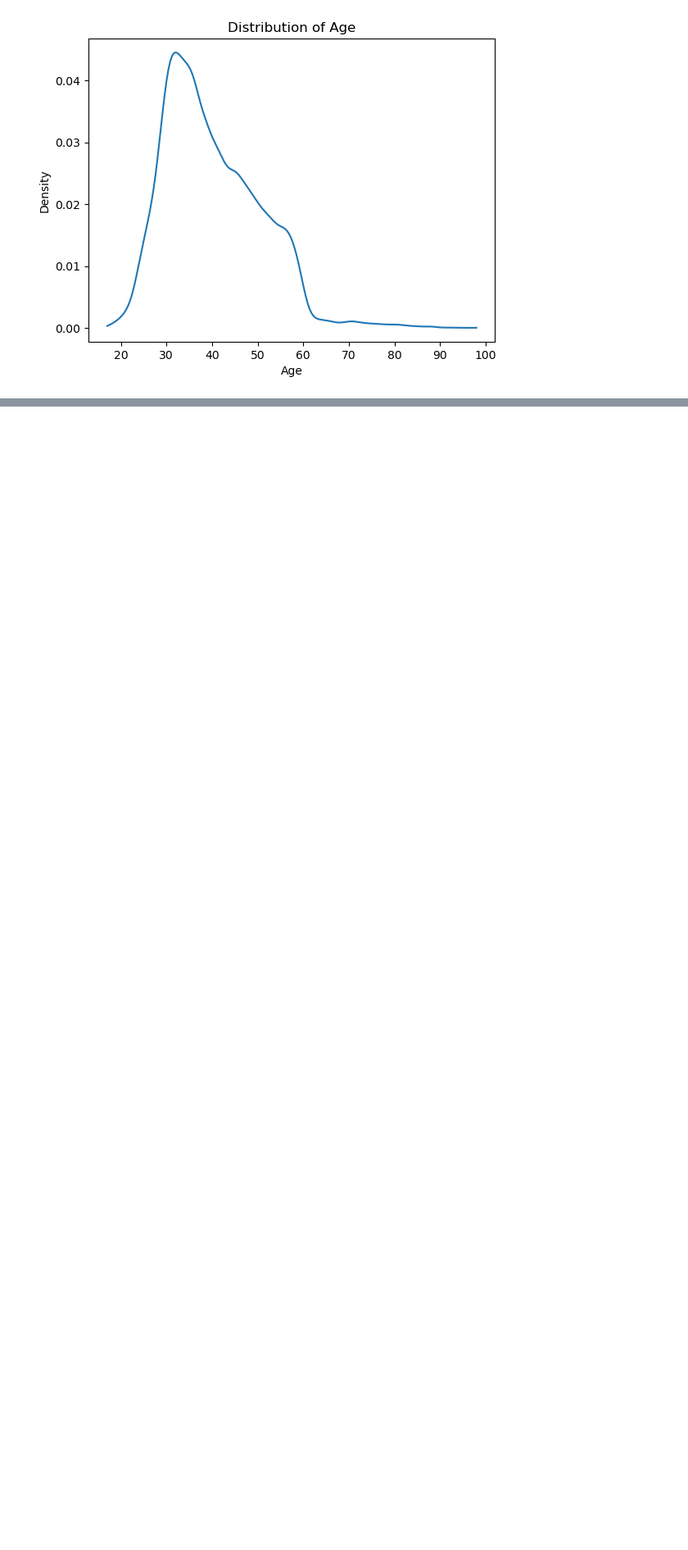
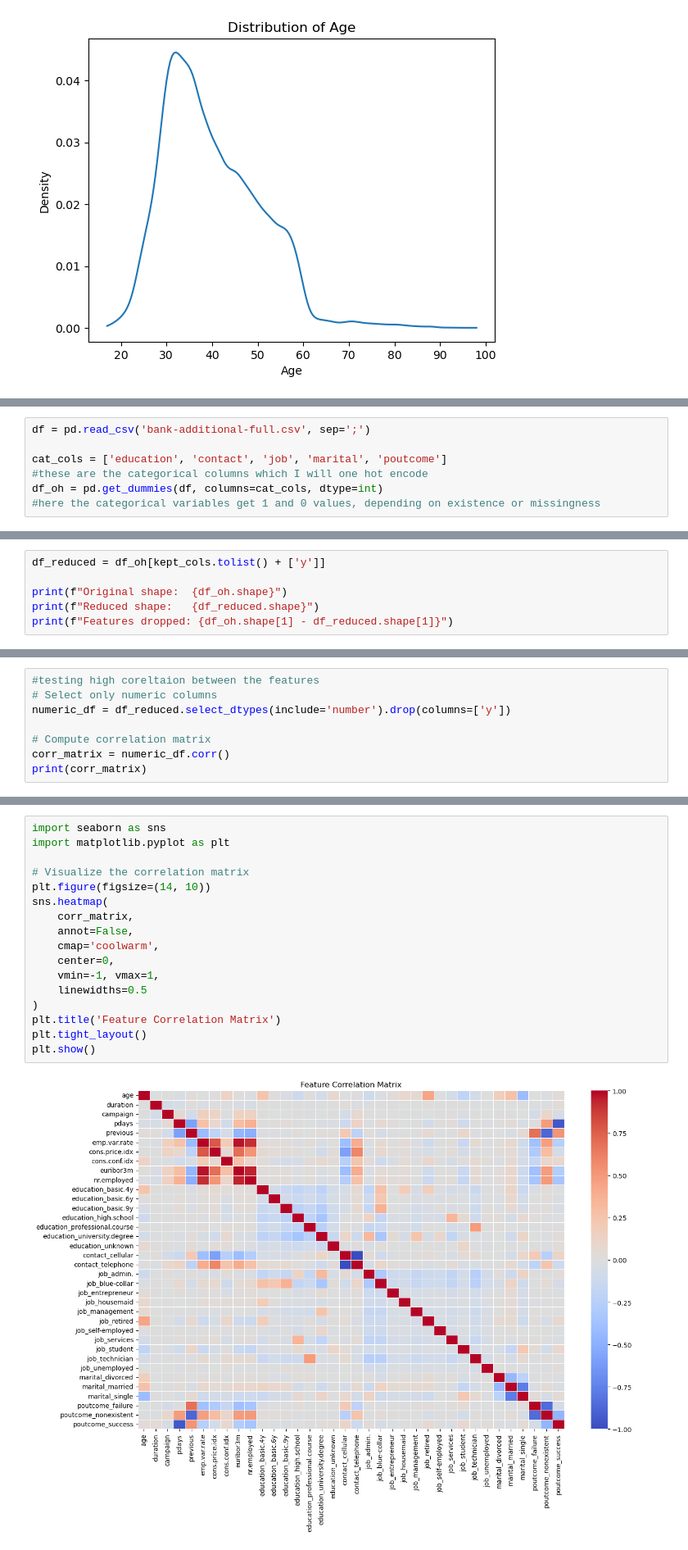
Before and after one commit to Palee222/ML-fundementals-2026, a Jupyter notebook: assignment_1_<Laura_Somogyi[_Somogyi]>.ipynb, the cells around one changed output, grey strips where cells are left out. Shown at 82% size. Cells and saved outputs as stored; diff of their text form; blank space fills up the shorter version.

```diff
--- a/assignment_1_<Laura_Somogyi[_Somogyi]>.ipynb
+++ b/assignment_1_<Laura_Somogyi[_Somogyi]>.ipynb
@@ -121,0 +202,7 @@ decisions to the assumptions and behavior of Logistic Regression
+# %%
+df = pd.read_csv('bank-additional-full.csv', sep=';')
+
+cat_cols = ['education', 'contact', 'job', 'marital', 'poutcome']
+#these are the categorical columns which I will one hot encode
+df_oh = pd.get_dummies(df, columns=cat_cols, dtype=int)
+#here the categorical variables get 1 and 0 values, depending on existence or missingness
@@ -137,0 +282,6 @@ Note: Feature selection is not purely statistical. Your reasoning should explici
+# %%
+df_reduced = df_oh[kept_cols.tolist() + ['y']]
+
+print(f"Original shape:  {df_oh.shape}")
+print(f"Reduced shape:   {df_reduced.shape}")
+print(f"Features dropped: {df_oh.shape[1] - df_reduced.shape[1]}")
@@ -137,0 +292,8 @@ Note: Feature selection is not purely statistical. Your reasoning should explici
+# %%
+#testing high coreltaion between the features
+# Select only numeric columns
+numeric_df = df_reduced.select_dtypes(include='number').drop(columns=['y'])
+
+# Compute correlation matrix
+corr_matrix = numeric_df.corr()
+print(corr_matrix)
@@ -138,2 +344,21 @@ Note: Feature selection is not purely statistical. Your reasoning should explici
+# %%
+import seaborn as sns
+import matplotlib.pyplot as plt
+
+# Visualize the correlation matrix
+plt.figure(figsize=(14, 10))
+sns.heatmap(
+    corr_matrix,
+    annot=False,
+    cmap='coolwarm',
+    center=0,
+    vmin=-1, vmax=1,
+    linewidths=0.5
+)
+plt.title('Feature Correlation Matrix')
+plt.tight_layout()
+plt.show()
+# %% [output]
+[figure, added]
 # %% [markdown]
 # Task 7: Data Splitting
```
Also changed, not shown: parts of 36 cells of this notebook.
